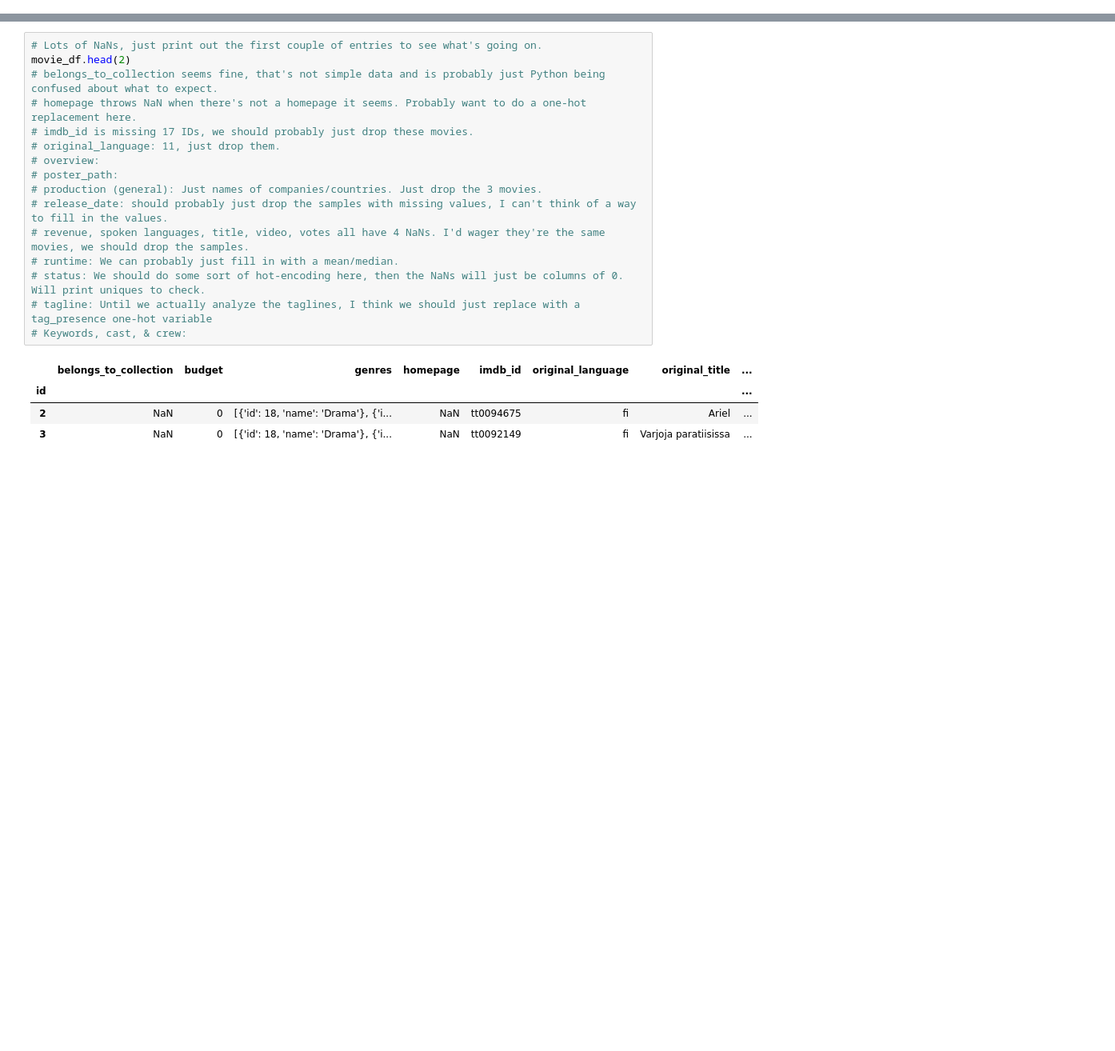
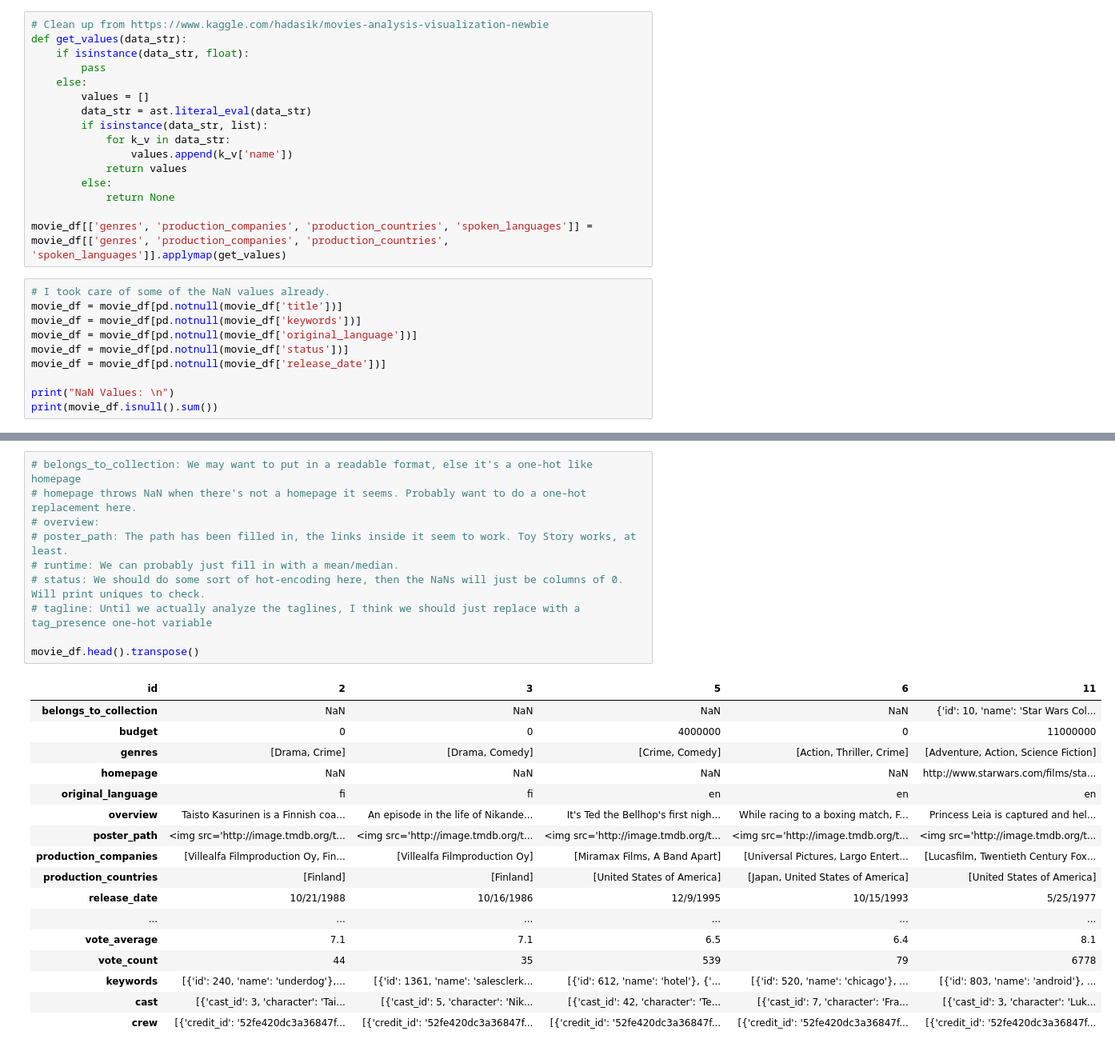
Before and after one commit to christian7137/MovieDataset, a Jupyter notebook: MovieNB_1.ipynb, the cells around one changed output, grey strips where cells are left out. Shown: that part at 80% size. Drawn from its saved outputs; the diff is of its cells as text; blank space fills up the shorter version.

```diff
--- a/MovieNB_1.ipynb
+++ b/MovieNB_1.ipynb
@@ -91,0 +71,26 @@ dtype: int64
+# %%
+# Clean up from https://www.kaggle.com/hadasik/movies-analysis-visualization-newbie
+def get_values(data_str):
+    if isinstance(data_str, float):
+        pass
+    else:
+        values = []
+        data_str = ast.literal_eval(data_str)
+        if isinstance(data_str, list):
+            for k_v in data_str:
+                values.append(k_v['name'])
+            return values
+        else:
+            return None
+
+movie_df[['genres', 'production_companies', 'production_countries', 'spoken_languages']] = movie_df[['genres', 'production_companies', 'production_countries', 'spoken_languages']].applymap(get_values)
+# %%
+# I took care of some of the NaN values already.
+movie_df = movie_df[pd.notnull(movie_df['title'])]
+movie_df = movie_df[pd.notnull(movie_df['keywords'])]
+movie_df = movie_df[pd.notnull(movie_df['original_language'])]
+movie_df = movie_df[pd.notnull(movie_df['status'])]
+movie_df = movie_df[pd.notnull(movie_df['release_date'])]
+
+print("NaN Values: \n")
+print(movie_df.isnull().sum())
@@ -92,21 +115,28 @@ dtype: int64
 # %%
-# Lots of NaNs, just print out the first couple of entries to see what's going on.
-movie_df.head(2)
-# belongs_to_collection seems fine, that's not simple data and is probably just Python being confused about what to expect.
+# belongs_to_collection: We may want to put in a readable format, else it's a one-hot like homepage
 # homepage throws NaN when there's not a homepage it seems. Probably want to do a one-hot replacement here.
-# imdb_id is missing 17 IDs, we should probably just drop these movies.
-# original_language: 11, just drop them.
 # overview:
-# poster_path:
-# production (general): Just names of companies/countries. Just drop the 3 movies.
-# release_date: should probably just drop the samples with missing values, I can't think of a way to fill in the values.
-# revenue, spoken languages, title, video, votes all have 4 NaNs. I'd wager they're the same movies, we should drop the samples.
+# poster_path: The path has been filled in, the links inside it seem to work. Toy Story works, at least.
 # runtime: We can probably just fill in with a mean/median.
 # status: We should do some sort of hot-encoding here, then the NaNs will just be columns of 0. Will print uniques to check.
 # tagline: Until we actually analyze the taglines, I think we should just replace with a tag_presence one-hot variable
-# Keywords, cast, & crew:
+
+movie_df.head().transpose()
 # %% [output]
-|  | belongs_to_collection | budget | genres | homepage | imdb_id | original_language | original_title | ... |
-| id |  |  |  |  |  |  |  | ... |
-| 2 | NaN | 0 | [{'id': 18, 'name': 'Drama'}, {'i... | NaN | tt0094675 | fi | Ariel | ... |
-| 3 | NaN | 0 | [{'id': 18, 'name': 'Drama'}, {'i... | NaN | tt0092149 | fi | Varjoja paratiisissa | ... |
+| id | 2 | 3 | 5 | 6 | 11 |
+| belongs_to_collection | NaN | NaN | NaN | NaN | {'id': 10, 'name': 'Star Wars Col... |
+| budget | 0 | 0 | 4000000 | 0 | 11000000 |
+| genres | [Drama, Crime] | [Drama, Comedy] | [Crime, Comedy] | [Action, Thriller, Crime] | [Adventure, Action, Science Fiction] |
+| homepage | NaN | NaN | NaN | NaN | http://www.starwars.com/films/sta... |
+| original_language | fi | fi | en | en | en |
+| overview | Taisto Kasurinen is a Finnish coa... | An episode in the life of Nikande... | It's Ted the Bellhop's first nigh... | While racing to a boxing match, F... | Princess Leia is captured and hel... |
+| poster_path | <img src='http://image.tmdb.org/t... | <img src='http://image.tmdb.org/t... | <img src='http://image.tmdb.org/t... | <img src='http://image.tmdb.org/t... | <img src='http://image.tmdb.org/t... |
+| production_companies | [Villealfa Filmproduction Oy, Fin... | [Villealfa Filmproduction Oy] | [Miramax Films, A Band Apart] | [Universal Pictures, Largo Entert... | [Lucasfilm, Twentieth Century Fox... |
+| production_countries | [Finland] | [Finland] | [United States of America] | [Japan, United States of America] | [United States of America] |
+| release_date | 10/21/1988 | 10/16/1986 | 12/9/1995 | 10/15/1993 | 5/25/1977 |
+| ... | ... | ... | ... | ... | ... |
+| vote_average | 7.1 | 7.1 | 6.5 | 6.4 | 8.1 |
+| vote_count | 44 | 35 | 539 | 79 | 6778 |
+| keywords | [{'id': 240, 'name': 'underdog'},... | [{'id': 1361, 'name': 'salesclerk... | [{'id': 612, 'name': 'hotel'}, {'... | [{'id': 520, 'name': 'chicago'}, ... | [{'id': 803, 'name': 'android'}, ... |
+| cast | [{'cast_id': 3, 'character': 'Tai... | [{'cast_id': 5, 'character': 'Nik... | [{'cast_id': 42, 'character': 'Te... | [{'cast_id': 7, 'character': 'Fra... | [{'cast_id': 3, 'character': 'Luk... |
+| crew | [{'credit_id': '52fe420dc3a36847f... | [{'credit_id': '52fe420dc3a36847f... | [{'credit_id': '52fe420dc3a36847f... | [{'credit_id': '52fe420dc3a36847f... | [{'credit_id': '52fe420dc3a36847f... |
```
Also changed, not shown: parts of 14 cells of this notebook, 1 other file.
